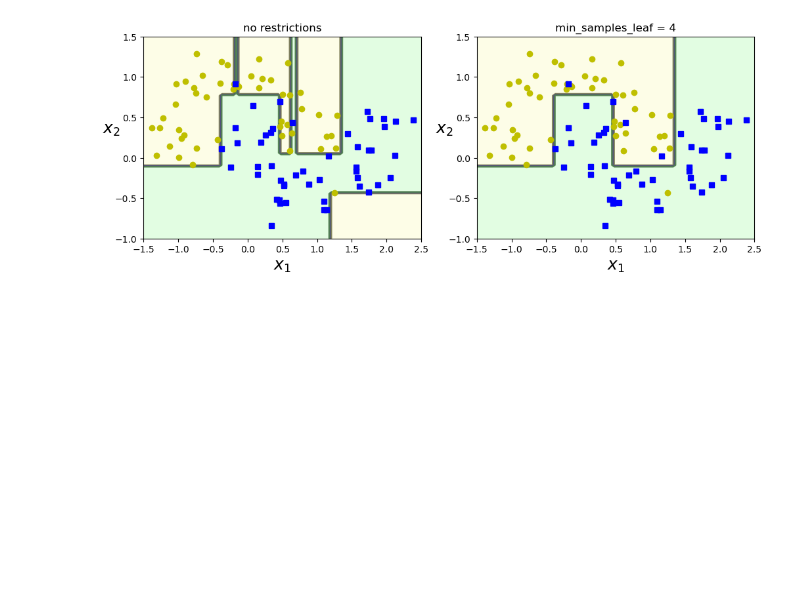
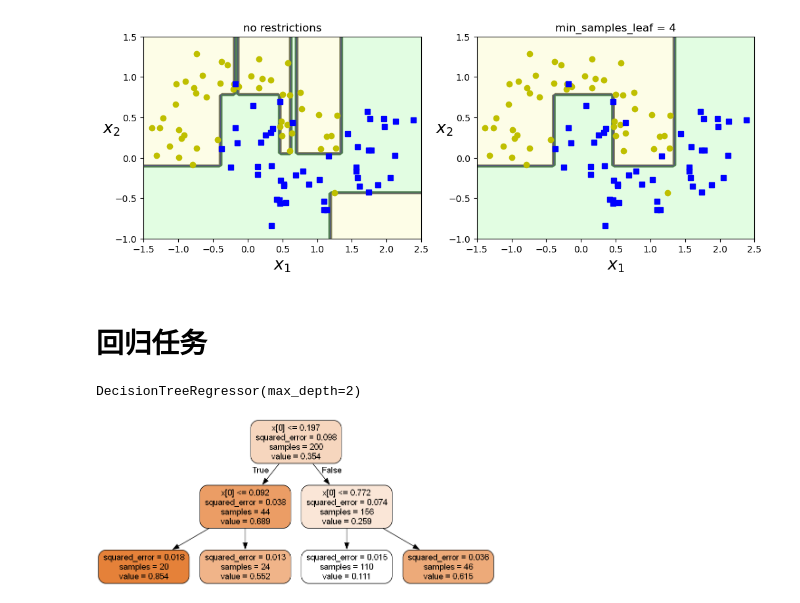
Before and after one commit to FuYun-6/weekly-code, a Jupyter notebook: 决策树.ipynb, the cells around one changed output. Saved outputs shown, nothing was run; the diff lists cells and outputs as text; code cells hidden in the pictures; blank space fills up the shorter version.

```diff
--- a/决策树.ipynb
+++ b/决策树.ipynb
@@ -264,3 +264,5 @@ plt.title('min_samples_leaf = 4')
 # %% [output]
 Text(0.5, 1.0, 'min_samples_leaf = 4')
 [figure]
+# %% [markdown]
+# 回归任务
@@ -266,0 +276,7 @@ Text(0.5, 1.0, 'min_samples_leaf = 4')
+# %%
+from sklearn.tree import DecisionTreeRegressor
+
+tree_reg = DecisionTreeRegressor(max_depth = 2)
+tree_reg.fit(X,y)
+# %% [output]
+DecisionTreeRegressor(max_depth=2)
@@ -266,0 +290,6 @@ Text(0.5, 1.0, 'min_samples_leaf = 4')
+# %%
+#做回归任务的决策树
+from IPython.display import Image
+Image(filename = "regression_tree.png", width = 400, height = 400)
+# %% [output]
+[figure, added]
```
Also changed, not shown: parts of 2 cells of this notebook.
